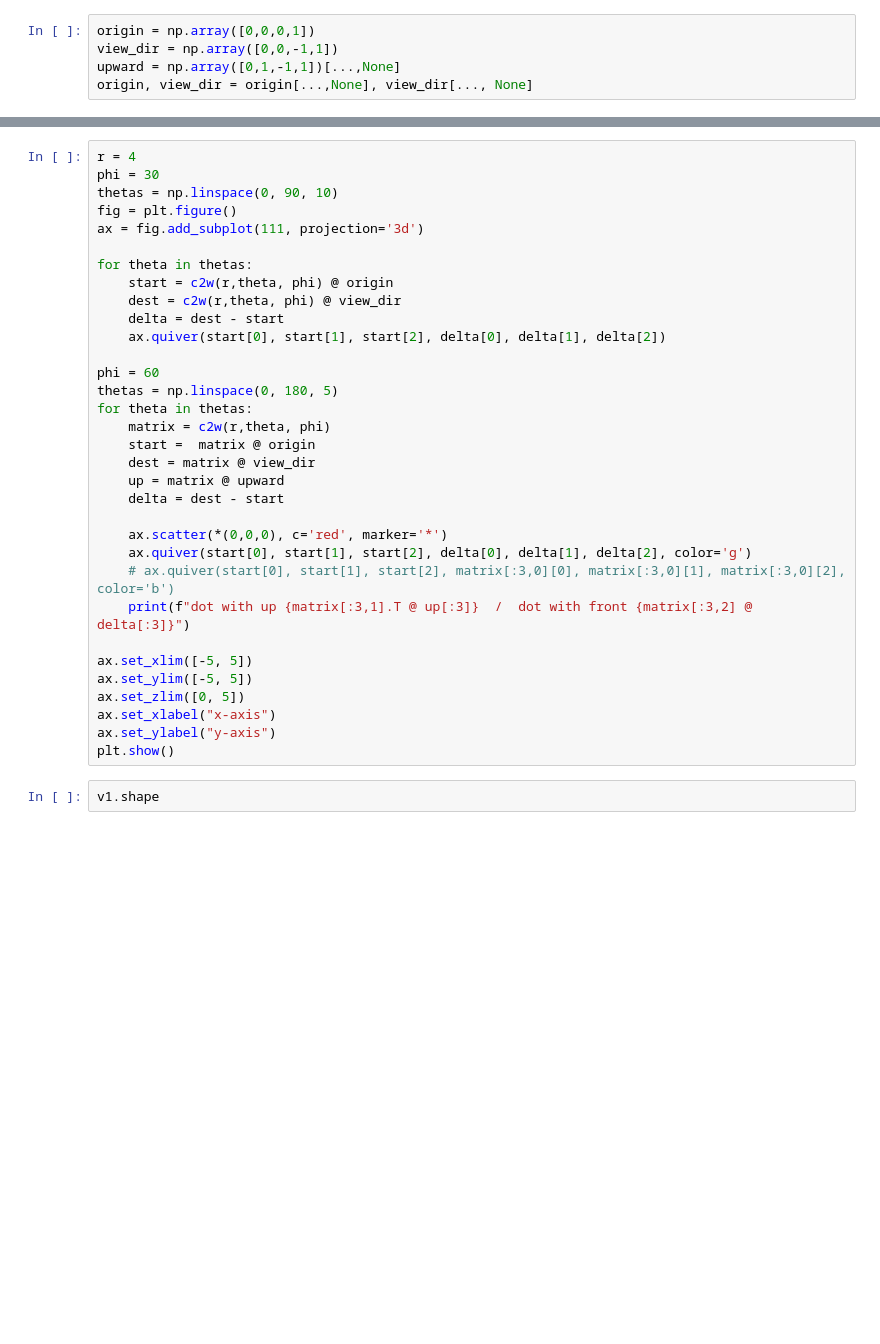
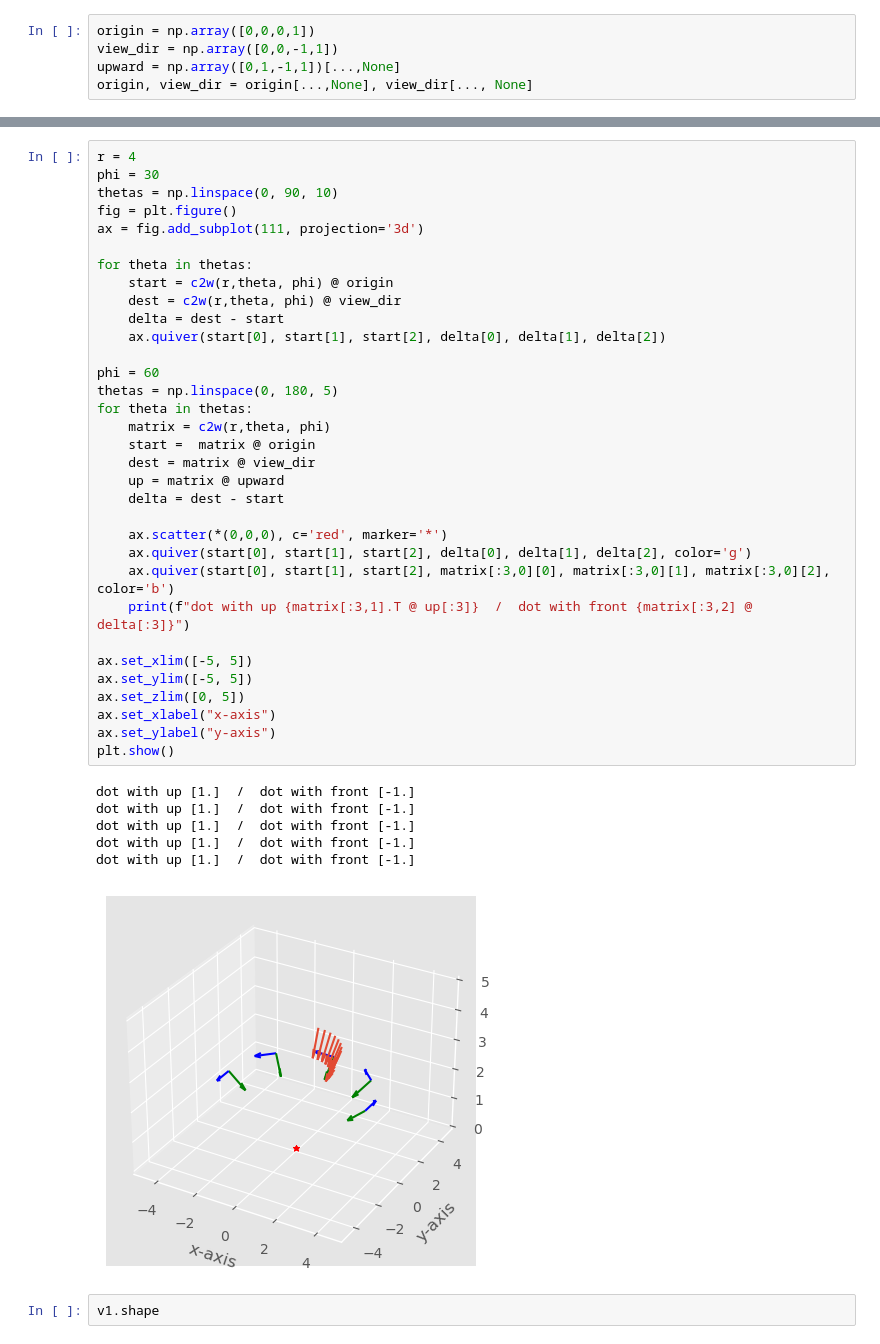
Before and after one commit to minjunsz/nerf, a Jupyter notebook: notebook/test_generate_pos.ipynb, the cells around one changed output, grey strips where cells are left out. Cells and saved outputs as stored; diff of their text form; blank space fills up the shorter version.

```diff
--- a/notebook/test_generate_pos.ipynb
+++ b/notebook/test_generate_pos.ipynb
@@ -53,34 +171,41 @@ r = 4
 phi = 30
 thetas = np.linspace(0, 90, 10)
 fig = plt.figure()
 ax = fig.add_subplot(111, projection='3d')
 
 for theta in thetas:
     start = c2w(r,theta, phi) @ origin
     dest = c2w(r,theta, phi) @ view_dir
     delta = dest - start
     ax.quiver(start[0], start[1], start[2], delta[0], delta[1], delta[2])
 
 phi = 60
 thetas = np.linspace(0, 180, 5)
 for theta in thetas:
     matrix = c2w(r,theta, phi)
     start =  matrix @ origin
     dest = matrix @ view_dir
     up = matrix @ upward
     delta = dest - start
 
     ax.scatter(*(0,0,0), c='red', marker='*')
     ax.quiver(start[0], start[1], start[2], delta[0], delta[1], delta[2], color='g')
-    # ax.quiver(start[0], start[1], start[2], matrix[:3,0][0], matrix[:3,0][1], matrix[:3,0][2], color='b')
+    ax.quiver(start[0], start[1], start[2], matrix[:3,0][0], matrix[:3,0][1], matrix[:3,0][2], color='b')
     print(f"dot with up {matrix[:3,1].T @ up[:3]}  /  dot with front {matrix[:3,2] @ delta[:3]}")
 
 ax.set_xlim([-5, 5])
 ax.set_ylim([-5, 5])
 ax.set_zlim([0, 5])
 ax.set_xlabel("x-axis")
 ax.set_ylabel("y-axis")
 plt.show()
+# %% [output]
+dot with up [1.]  /  dot with front [-1.]
+dot with up [1.]  /  dot with front [-1.]
+dot with up [1.]  /  dot with front [-1.]
+dot with up [1.]  /  dot with front [-1.]
+dot with up [1.]  /  dot with front [-1.]
+[figure, added]
 # %%
 v1.shape
 # %% [output]
```
Also changed, not shown: parts of 1 cell of this notebook, 2 other files.
